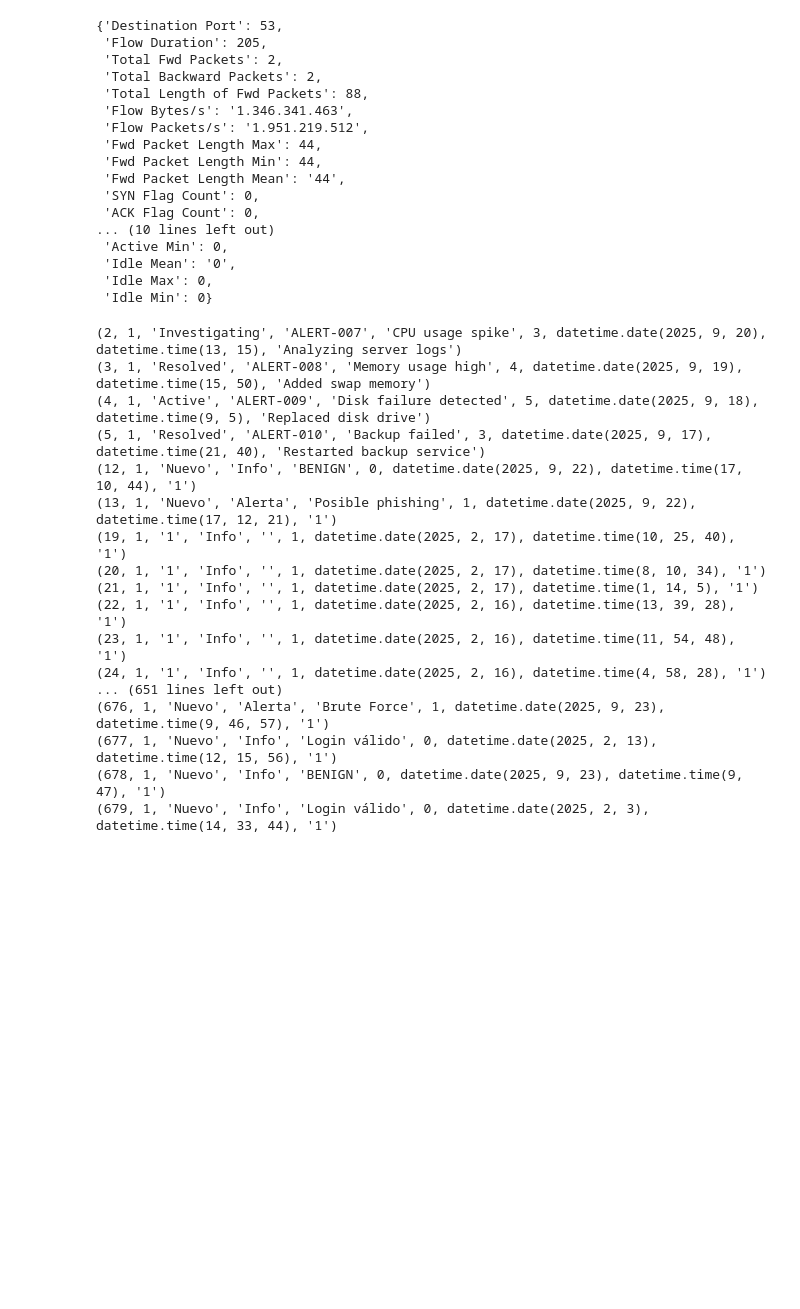
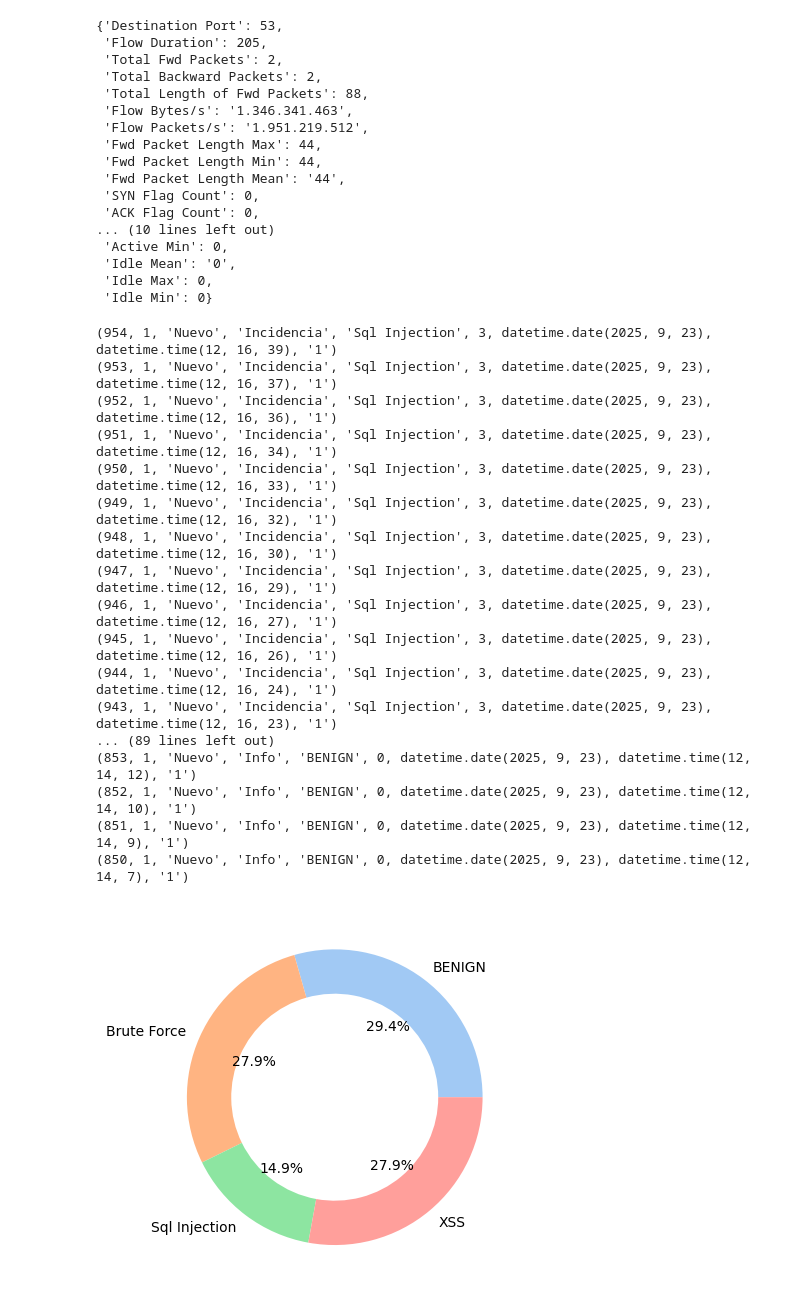
Before and after one commit to JorgeAlonsoC/ds_desafio_grupo1, a Jupyter notebook: app/prueba_datos.ipynb, the cells around one changed output. Cells and saved outputs as stored; diff of their text form; code cells hidden in the pictures; blank space fills up the shorter version.

```diff
--- a/app/prueba_datos.ipynb
+++ b/app/prueba_datos.ipynb
@@ -96,7 +99,7 @@ try:
     cur = conn.cursor()
 
     # Probar con una consulta
-    cur.execute("SELECT * FROM logs;")
+    cur.execute("SELECT * FROM logs ORDER BY ID DESC LIMIT 106;")
     cur.fetchone()
     for row in cur.fetchall():
         print(row)
@@ -108,20 +111,49 @@ try:
 except Exception as e:
     print("Error de conexión:", e)
 # %% [output]
-(2, 1, 'Investigating', 'ALERT-007', 'CPU usage spike', 3, datetime.date(2025, 9, 20), datetime.time(13, 15), 'Analyzing server logs')
-(3, 1, 'Resolved', 'ALERT-008', 'Memory usage high', 4, datetime.date(2025, 9, 19), datetime.time(15, 50), 'Added swap memory')
-(4, 1, 'Active', 'ALERT-009', 'Disk failure detected', 5, datetime.date(2025, 9, 18), datetime.time(9, 5), 'Replaced disk drive')
-(5, 1, 'Resolved', 'ALERT-010', 'Backup failed', 3, datetime.date(2025, 9, 17), datetime.time(21, 40), 'Restarted backup service')
-(12, 1, 'Nuevo', 'Info', 'BENIGN', 0, datetime.date(2025, 9, 22), datetime.time(17, 10, 44), '1')
-(13, 1, 'Nuevo', 'Alerta', 'Posible phishing', 1, datetime.date(2025, 9, 22), datetime.time(17, 12, 21), '1')
-(19, 1, '1', 'Info', '', 1, datetime.date(2025, 2, 17), datetime.time(10, 25, 40), '1')
-(20, 1, '1', 'Info', '', 1, datetime.date(2025, 2, 17), datetime.time(8, 10, 34), '1')
-(21, 1, '1', 'Info', '', 1, datetime.date(2025, 2, 17), datetime.time(1, 14, 5), '1')
-(22, 1, '1', 'Info', '', 1, datetime.date(2025, 2, 16), datetime.time(13, 39, 28), '1')
-(23, 1, '1', 'Info', '', 1, datetime.date(2025, 2, 16), datetime.time(11, 54, 48), '1')
-(24, 1, '1', 'Info', '', 1, datetime.date(2025, 2, 16), datetime.time(4, 58, 28), '1')
-... (651 lines left out)
-(676, 1, 'Nuevo', 'Alerta', 'Brute Force', 1, datetime.date(2025, 9, 23), datetime.time(9, 46, 57), '1')
-(677, 1, 'Nuevo', 'Info', 'Login válido', 0, datetime.date(2025, 2, 13), datetime.time(12, 15, 56), '1')
-(678, 1, 'Nuevo', 'Info', 'BENIGN', 0, datetime.date(2025, 9, 23), datetime.time(9, 47), '1')
-(679, 1, 'Nuevo', 'Info', 'Login válido', 0, datetime.date(2025, 2, 3), datetime.time(14, 33, 44), '1')
+(954, 1, 'Nuevo', 'Incidencia', 'Sql Injection', 3, datetime.date(2025, 9, 23), datetime.time(12, 16, 39), '1')
+(953, 1, 'Nuevo', 'Incidencia', 'Sql Injection', 3, datetime.date(2025, 9, 23), datetime.time(12, 16, 37), '1')
+(952, 1, 'Nuevo', 'Incidencia', 'Sql Injection', 3, datetime.date(2025, 9, 23), datetime.time(12, 16, 36), '1')
+(951, 1, 'Nuevo', 'Incidencia', 'Sql Injection', 3, datetime.date(2025, 9, 23), datetime.time(12, 16, 34), '1')
+(950, 1, 'Nuevo', 'Incidencia', 'Sql Injection', 3, datetime.date(2025, 9, 23), datetime.time(12, 16, 33), '1')
+(949, 1, 'Nuevo', 'Incidencia', 'Sql Injection', 3, datetime.date(2025, 9, 23), datetime.time(12, 16, 32), '1')
+(948, 1, 'Nuevo', 'Incidencia', 'Sql Injection', 3, datetime.date(2025, 9, 23), datetime.time(12, 16, 30), '1')
+(947, 1, 'Nuevo', 'Incidencia', 'Sql Injection', 3, datetime.date(2025, 9, 23), datetime.time(12, 16, 29), '1')
+(946, 1, 'Nuevo', 'Incidencia', 'Sql Injection', 3, datetime.date(2025, 9, 23), datetime.time(12, 16, 27), '1')
+(945, 1, 'Nuevo', 'Incidencia', 'Sql Injection', 3, datetime.date(2025, 9, 23), datetime.time(12, 16, 26), '1')
+(944, 1, 'Nuevo', 'Incidencia', 'Sql Injection', 3, datetime.date(2025, 9, 23), datetime.time(12, 16, 24), '1')
+(943, 1, 'Nuevo', 'Incidencia', 'Sql Injection', 3, datetime.date(2025, 9, 23), datetime.time(12, 16, 23), '1')
+... (89 lines left out)
+(853, 1, 'Nuevo', 'Info', 'BENIGN', 0, datetime.date(2025, 9, 23), datetime.time(12, 14, 12), '1')
+(852, 1, 'Nuevo', 'Info', 'BENIGN', 0, datetime.date(2025, 9, 23), datetime.time(12, 14, 10), '1')
+(851, 1, 'Nuevo', 'Info', 'BENIGN', 0, datetime.date(2025, 9, 23), datetime.time(12, 14, 9), '1')
+(850, 1, 'Nuevo', 'Info', 'BENIGN', 0, datetime.date(2025, 9, 23), datetime.time(12, 14, 7), '1')
+# %%
+import matplotlib.pyplot as plt
+import seaborn as sns
+
+conn = psycopg2.connect(
+    dbname="desafiogrupo1",
+    user="desafiogrupo1_user",
+    password="g7jS0htW8QqiGPRymmJw0IJgb04QO3Jy",
+    host="dpg-d36i177fte5s73bgaisg-a.oregon-postgres.render.com",
+    port="5432"
+    )
+
+cur = conn.cursor()
+query = """
+SELECT *
+FROM public.logs
+WHERE indicators IN ('BENIGN', 'XSS', 'Brute Force', 'Sql Injection')
+;
+"""
+
+df = pd.read_sql(query, conn)
+df_group = df.groupby('indicators')['severity'].size().reset_index(name='total')
+
+
+plt.pie(df_group['total'], labels=df_group['indicators'], colors=sns.color_palette("pastel"), wedgeprops=dict(width=0.3), autopct='%1.1f%%' )
+plt.show()
+conn.close()
+# %% [output]
+[figure, added]
```
Also changed, not shown: parts of 4 cells of this notebook, 24 other files.
